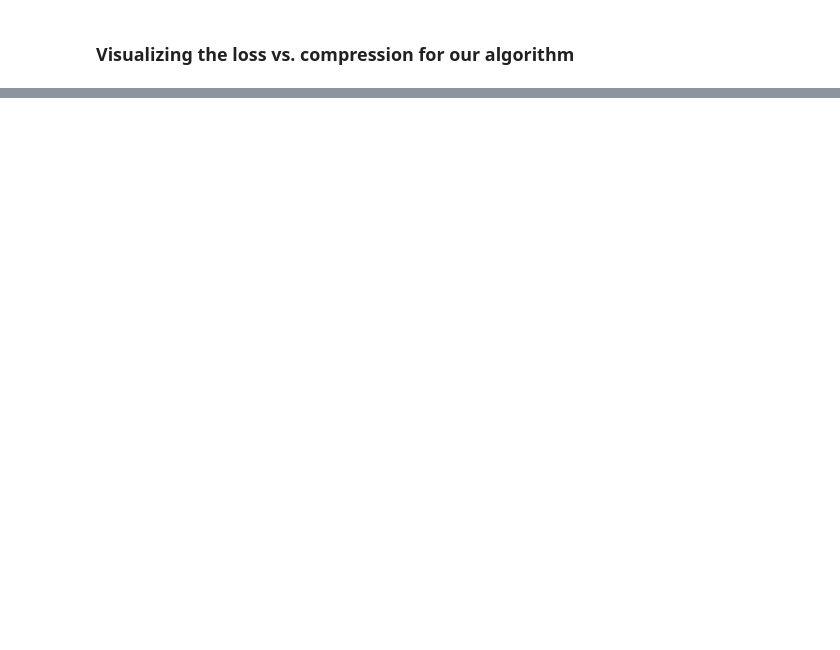
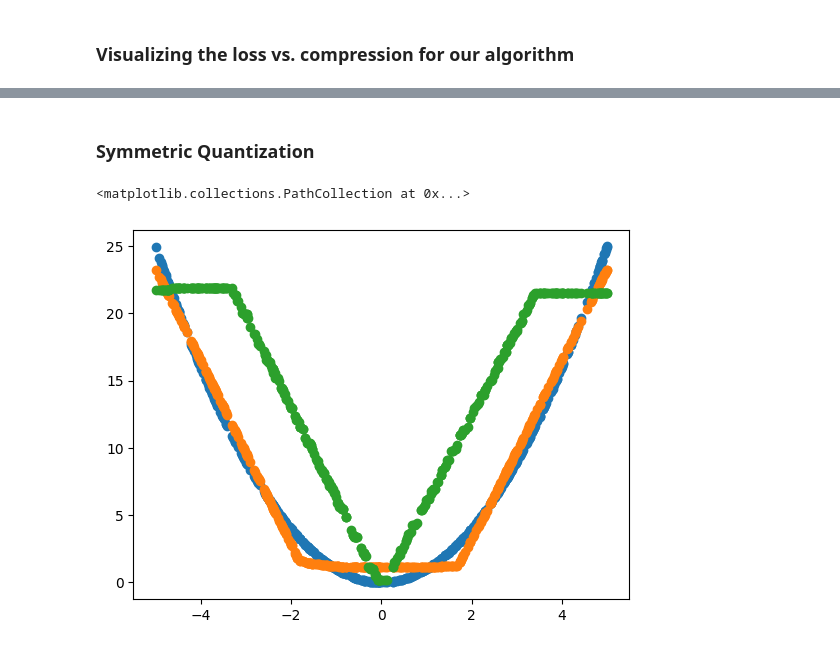
Before and after one commit to saathvikpd/DSC180AB_Capstone, a Jupyter notebook: Experimentation.ipynb, the cells around one changed output, grey strips where cells are left out. Cells and saved outputs as stored; diff of their text form; code cells hidden in the pictures; blank space fills up the shorter version.

Commit message:
symmetric quantization

```diff
--- a/Experimentation.ipynb
+++ b/Experimentation.ipynb
@@ -166,0 +169,2 @@ plt.legend(["Loss curve", "Original model loss"])
+# %% [markdown]
+### Symmetric Quantization
@@ -166,0 +223,26 @@ plt.legend(["Loss curve", "Original model loss"])
+# %%
+quant_model = copy.deepcopy(model)
+
+sample_size = 50
+sample_indices = torch.round((X.shape[0] - 1) * torch.rand(sample_size)).to(torch.int)
+input_data = X[sample_indices]
+layer_outputs = get_layer_outputs(quant_model, input_data)
+
+Qs = {}
+first = True
+prev_module = None
+for name, module in quant_model.named_modules():
+    if isinstance(module, nn.Linear):
+        if first:
+            activations = input_data
+            first = False
+            prev_module = module
+        else:
+            activations = layer_outputs[prev_module]
+            prev_module = module
+
+        weights = module.state_dict()
+
+        Q = LayerQuantizer(weights, activations)
+        module.load_state_dict(Q.get_quantized_weights_dict())
+        Qs[module] = Q
@@ -166,0 +275,11 @@ plt.legend(["Loss curve", "Original model loss"])
+# %%
+pred_quant = quant_model(X)
+# %%
+pred = model(X)
+# %%
+plt.scatter(X, y)
+plt.scatter(X, pred.detach().numpy())
+plt.scatter(X, pred_quant.detach().numpy())
+# %% [output]
+<matplotlib.collections.PathCollection at 0x...>
+[figure, added]
```
Also changed, not shown: parts of 11 cells of this notebook.
